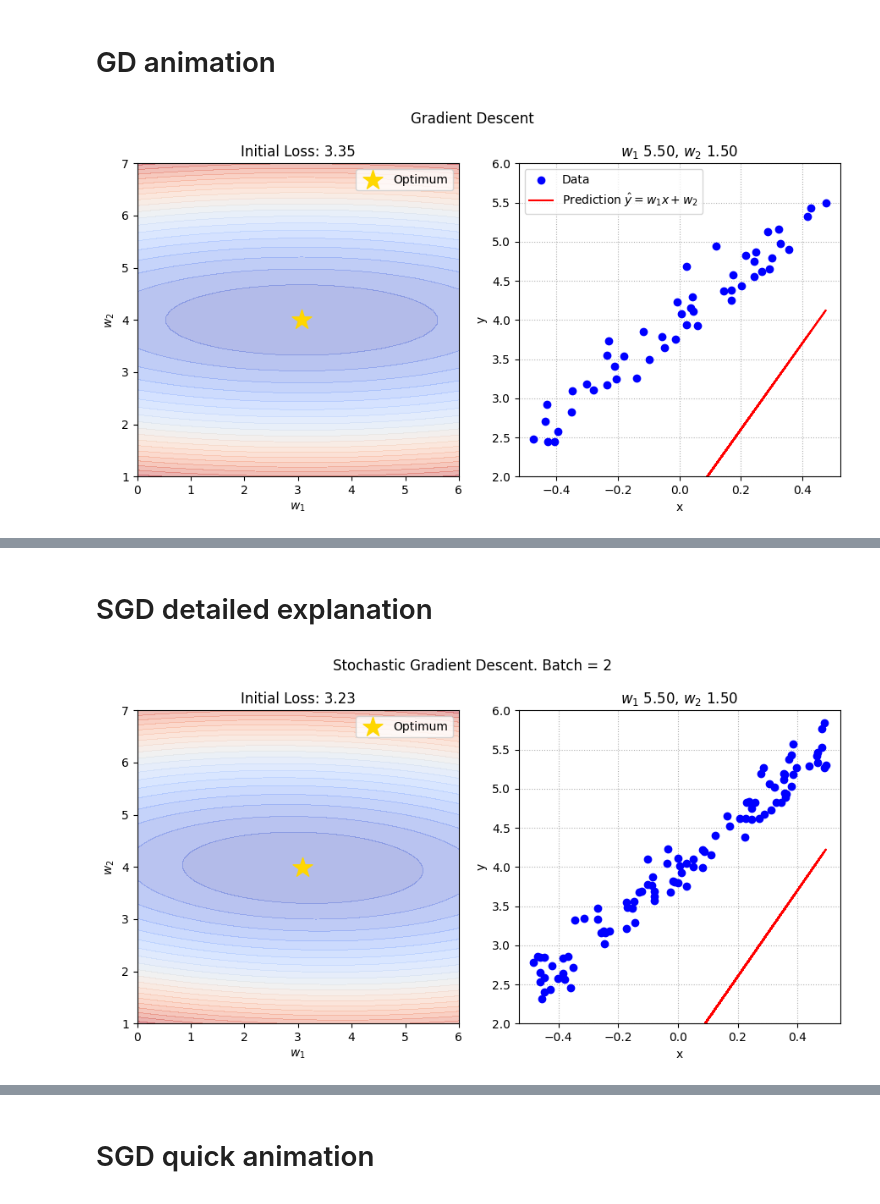
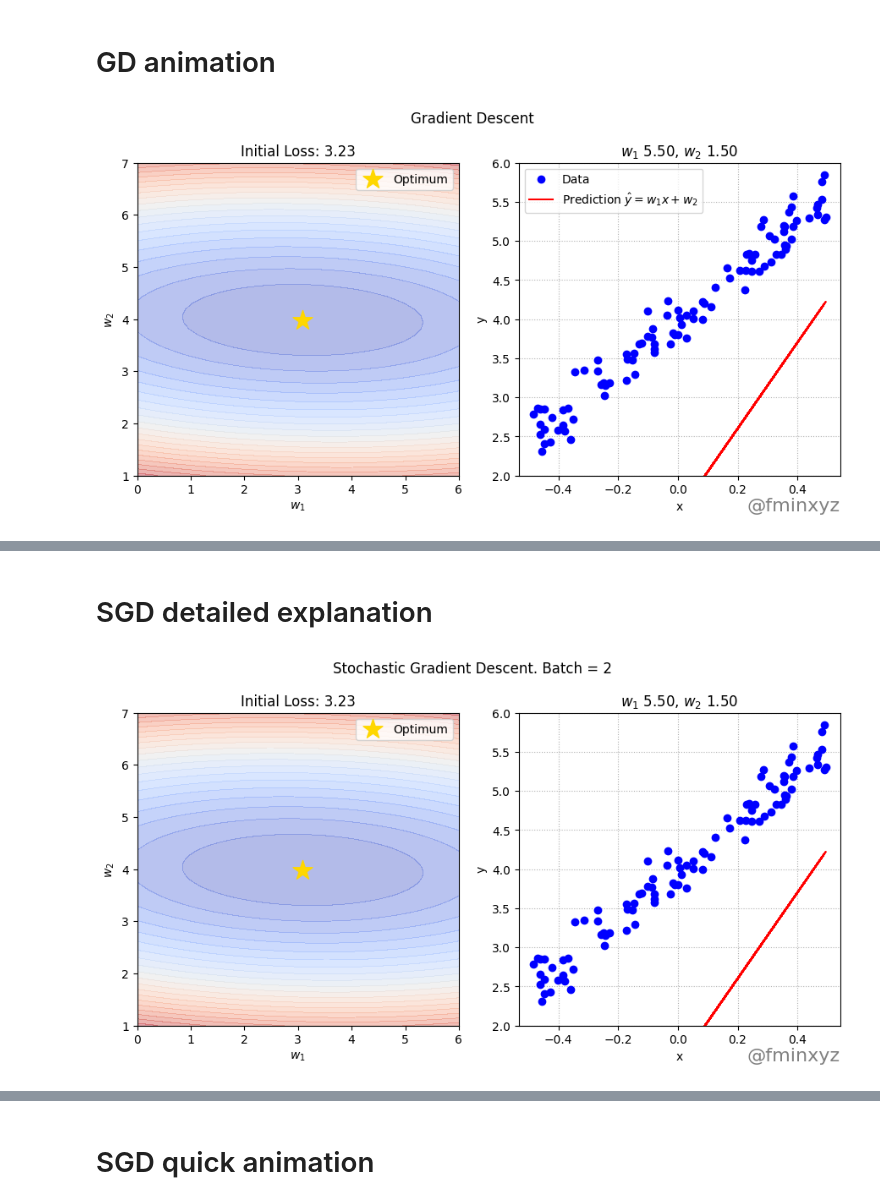
Before and after one commit to MerkulovDaniil/optim, a Jupyter notebook: assets/Notebooks/SGD_2d_visualization.ipynb, the cells around one changed output, grey strips where cells are left out. Saved outputs shown, nothing was run; the diff lists cells and outputs as text; code cells hidden in the pictures.

```diff
--- a/assets/Notebooks/SGD_2d_visualization.ipynb
+++ b/assets/Notebooks/SGD_2d_visualization.ipynb
@@ -7,7 +7,7 @@ from jax import numpy as jnp
 from matplotlib import pyplot as plt
 
 # Generate data
-N = 50
+N = 100
 w_optim = jnp.array([3.0, 4.0])
 
 RNG = random.PRNGKey(228)
@@ -92,6 +91,12 @@ axr.set_ylim(2,6)
 axr.grid(linestyle=":")
 axr.legend()
 axr.set_axisbelow(True)
+axr.annotate('@fminxyz',
+                fontsize=16, c='grey', zorder=20,
+                xy=(1, -0.033), xytext=(0, 20),
+                xycoords=('axes fraction', 'figure fraction'),
+                textcoords='offset points',
+                ha='right', va='bottom')
 
 fig.tight_layout()
 fig.subplots_adjust()
@@ -99,34 +104,34 @@ fig.subplots_adjust()
 # Define the animation function for updating the contour and prediction line
 def animate(i):
     global contour, trajectory, current_iteration
     w = metrics["ws"][i]
     ws = jnp.array(metrics["ws"][:i+1])  # All past weights up to current
 
     # Update the trajectory line
     trajectory.set_data(np.array(ws)[:, 0], np.array(ws)[:, 1])
 
     # Update data plot with selected batch
     if current_iteration:
         current_iteration.remove()
     current_iteration = axl.scatter(w[0], w[1], color='purple', zorder=100)
     axl.set_title(f'Loss value {metrics["fs"][i]:.2f}')
 
     prediction.set_data([X_data[:, 0], X_data @ w])
     axr.set_title(f'$w_1$ {w[0]:.2f}, $w_2$ {w[1]:.2f}')
     return prediction,
 
 # Animate the plots
 ani = FuncAnimation(
     fig,
     animate,
     # frames=10,
     frames=len(metrics["ws"]),
     interval=10
 )
 
 plt.show()
 # %% [output]
-[figure, old version]
+[figure, new version]
 # %%
 # This took about 1 minute on Macbook Pro with M1 Pro
 ani.save('GD_simple.mp4',fps=30, dpi=400)
@@ -248,6 +253,12 @@ axr.set_title(f'$w_1$ {w_0[0]:.2f}, $w_2$ {w_0[1]:.2f}')
 axr.set_ylim(2,6)
 axr.grid(linestyle=":")
 axr.set_axisbelow(True)
+axr.annotate('@fminxyz',
+                fontsize=16, c='grey', zorder=20,
+                xy=(1, -0.033), xytext=(0, 20),
+                xycoords=('axes fraction', 'figure fraction'),
+                textcoords='offset points',
+                ha='right', va='bottom')
 
 fig.tight_layout()
 fig.subplots_adjust()
@@ -343,7 +354,7 @@ ani = FuncAnimation(
 
 plt.show()
 # %% [output]
-[figure, old version]
+[figure, new version]
 # %%
 # This took about 0.3 minutes on Macbook Pro with M1 Pro
 ani.save('Detailed_SGD.mp4',fps=2, dpi=400)
```
Also changed, not shown: parts of 2 cells of this notebook.
